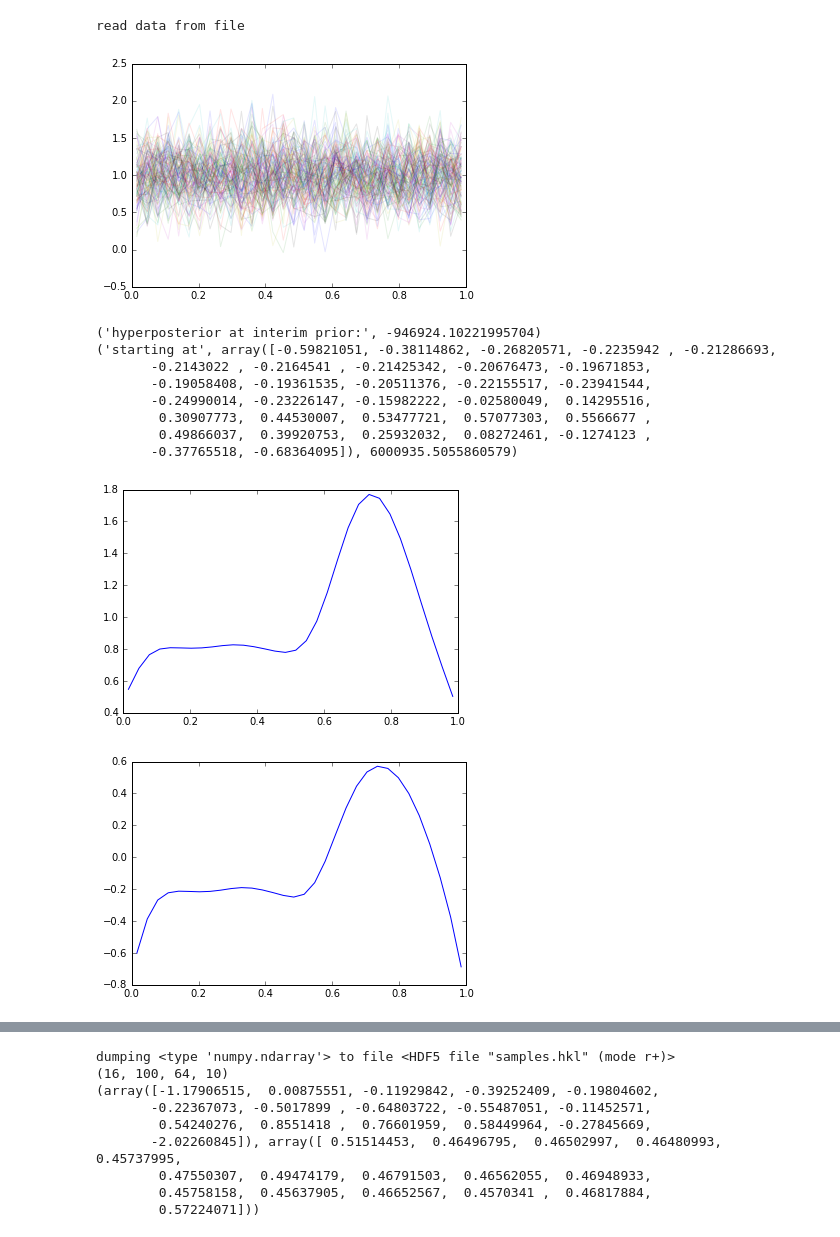
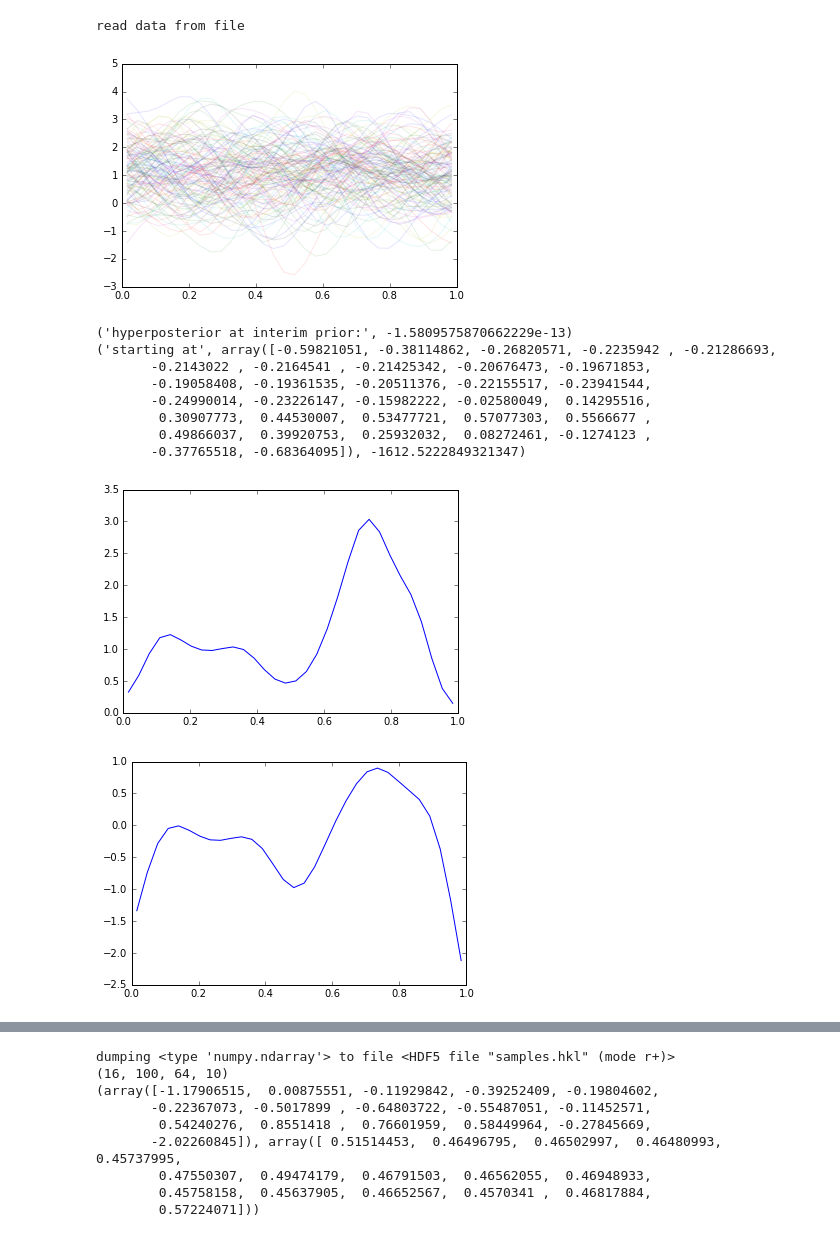
Before and after one commit to aimalz/prob-z, a Jupyter notebook: nz/code/FromHogg.ipynb, the cells around one changed output, grey strips where cells are left out. Saved outputs shown, nothing was run; the diff lists cells and outputs as text; code cells hidden in the pictures.

```diff
--- a/nz/code/FromHogg.ipynb
+++ b/nz/code/FromHogg.ipynb
@@ -476,20 +476,28 @@ read data from file
 #define hyperprior distribution as multivariate gaussian
 #and sample to get initial values for optimization and MCMC
 
-prior_sigma = 0.10
-prior_var = np.eye(K)
-for k in range(K):
-    prior_var[k] = 1. * np.exp(-0.5 * (zcoarse[k] - zcoarse) ** 2 / prior_sigma ** 2)
+# prior_sigma = 0.05
+# prior_var = np.eye(K)
+# for k in range(K):
+#     prior_var[k] = 1. * np.exp(-0.5 * (zcoarse[k] - zcoarse) ** 2 / prior_sigma ** 2)
+
+q = 1.0
+e = 100.
+t = q*1e-5
+prior_var = np.array([[q*np.exp(-0.5*e*(zcoarse[a]-zcoarse[b])**2.)
+                       for a in xrange(0,meta.allnbins)] for b in xrange(0,meta.allnbins)])
+prior_var = prior_var+t*np.identity(meta.allnbins)
+
 #print(prior_var)
 prior_ivar = np.linalg.inv(prior_var)
 #print(np.shape(prior_ivar))
 # %%
-ivals = [np.random.multivariate_normal(interimcoarse,prior_sigma*np.identity(meta.allnbins))
-         for b in xrange(4*meta.allnbins)]
+ivals = [np.random.multivariate_normal(interimcoarse,prior_var)
+         for i in xrange(4*meta.allnbins)]
 for ival in ivals:
     plt.plot(zcoarse,ival,alpha=0.1)
 # %% [output]
-[figure, old version]
+[figure, new version]
 # %%
 #define class for hypeprior distribution
 #this evaluates the posterior, prior, likelihood and optimizes
@@ -544,7 +552,7 @@ hyper = hyperdist(interimcoarse,data,prior_ivar,dzcoarse)
 
 # guess = np.log(truedist.evaluate(zcoarse))
 # print("hyperposterior at truth:", hyper.lnposterior(guess))
-guess = np.log(evaluate_true_prior(zcoarse))
+guess = np.log(interimcoarse)
 #guess = np.log(interimcoarse)
 #plt.plot(zcoarse,guess)
 #print('guess shape='+str(np.shape(guess))+' with guess='+str(guess))
@@ -562,16 +570,16 @@ with open(os.path.join(meta.simdir,'logmmle.csv'),'wb') as csvfile:
     out.writerow([mml.fun])
     out.writerow(np.log(themap))
 # %% [output]
-('hyperposterior at interim prior:', -946924.10221995704)
+('hyperposterior at interim prior:', -1.5809575870662229e-13)
 ('starting at', array([-0.59821051, -0.38114862, -0.26820571, -0.2235942 , -0.21286693,
        -0.2143022 , -0.2164541 , -0.21425342, -0.20676473, -0.19671853,
        -0.19058408, -0.19361535, -0.20511376, -0.22155517, -0.23941544,
        -0.24990014, -0.23226147, -0.15982222, -0.02580049,  0.14295516,
         0.30907773,  0.44530007,  0.53477721,  0.57077303,  0.5566677 ,
         0.49866037,  0.39920753,  0.25932032,  0.08272461, -0.1274123 ,
-       -0.37765518, -0.68364095]), 6000935.5055860579)
+       -0.37765518, -0.68364095]), -1612.5222849321347)
-[figure, old version]
+[figure, new version]
-[figure, old version]
+[figure, new version]
 # %%
 #plot result of optimization, histogram of z_obs values, and interim prior
 
```
Also changed, not shown: parts of 3 cells of this notebook.
